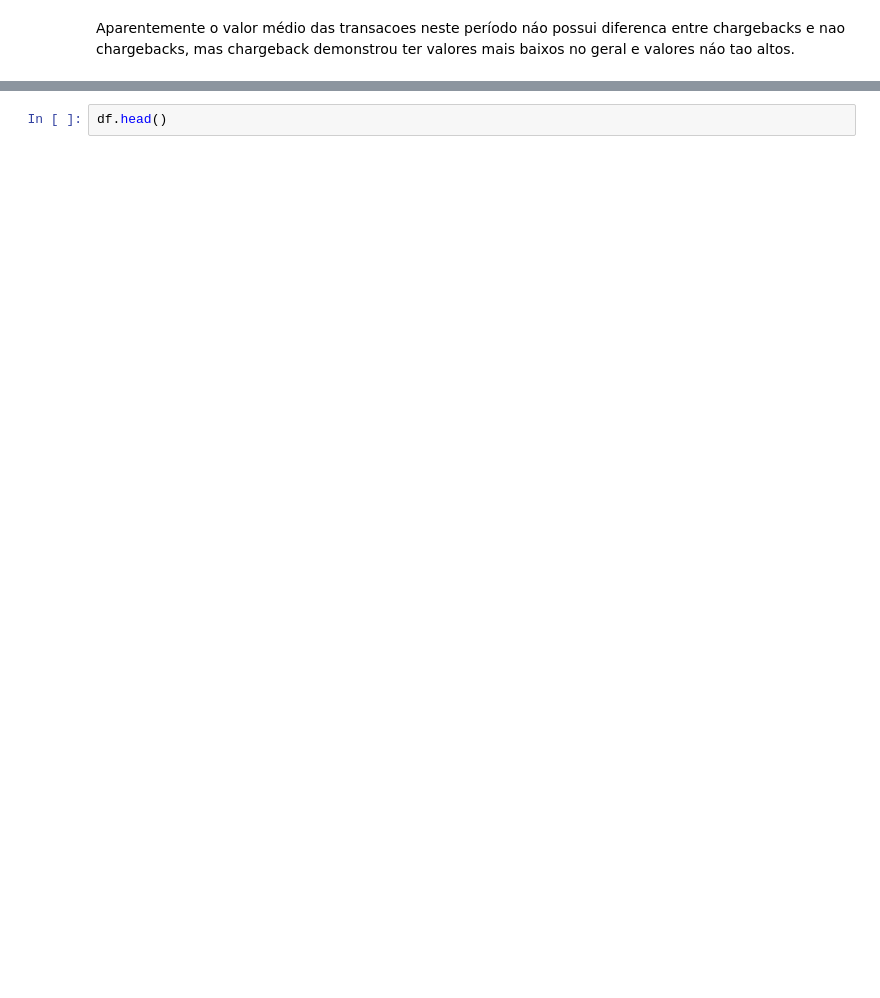
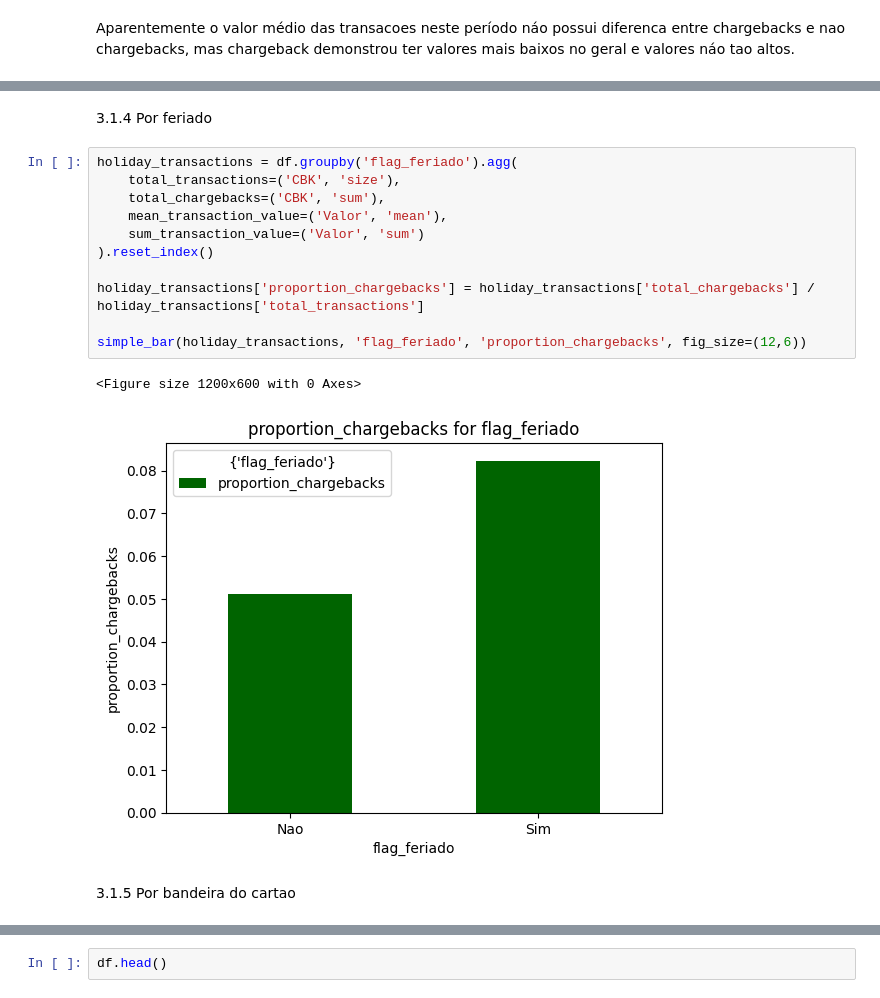
Before and after one commit to leticiacamposv/missao-data-science-stoneco, a Jupyter notebook: notebooks/2.0-lcv-exploratory-data-analysis.ipynb, the cells around one changed output, grey strips where cells are left out. Cells and saved outputs as stored; diff of their text form; blank space fills up the shorter version.

```diff
--- a/notebooks/2.0-lcv-exploratory-data-analysis.ipynb
+++ b/notebooks/2.0-lcv-exploratory-data-analysis.ipynb
@@ -87,0 +289,18 @@ Aparentemente o valor médio das transacoes neste período náo possui diferenca
+# %% [markdown]
+3.1.4 Por feriado
+# %%
+holiday_transactions = df.groupby('flag_feriado').agg(
+    total_transactions=('CBK', 'size'),
+    total_chargebacks=('CBK', 'sum'),
+    mean_transaction_value=('Valor', 'mean'),
+    sum_transaction_value=('Valor', 'sum')
+).reset_index()
+
+holiday_transactions['proportion_chargebacks'] = holiday_transactions['total_chargebacks'] / holiday_transactions['total_transactions']
+
+simple_bar(holiday_transactions, 'flag_feriado', 'proportion_chargebacks', fig_size=(12,6))
+# %% [output]
+<Figure size 1200x600 with 0 Axes>
+[figure, added]
+# %% [markdown]
+3.1.5 Por bandeira do cartao
```
Also changed, not shown: parts of 23 cells of this notebook.
